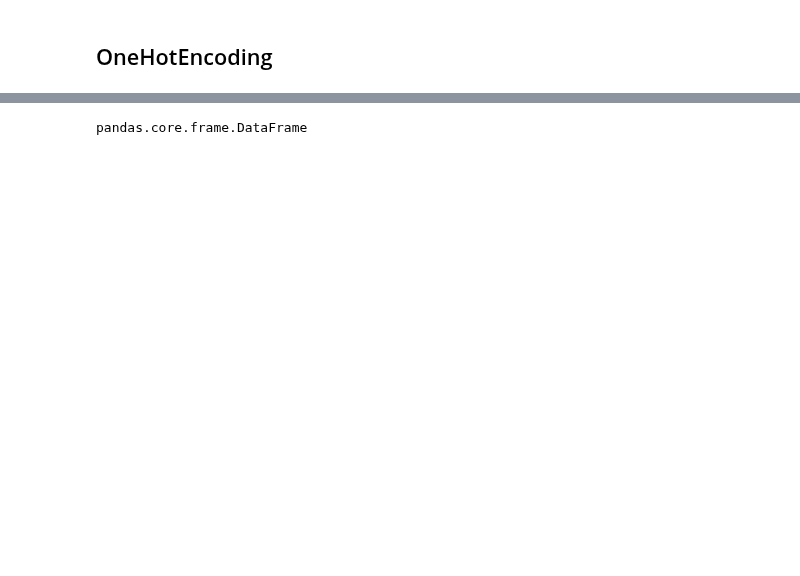
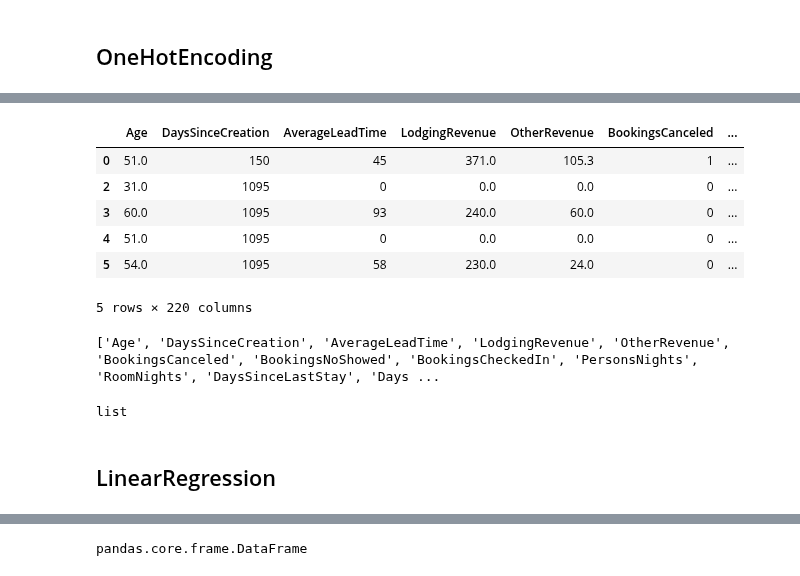
Before and after one commit to iremirezdeganuza72/Cohort_Analysis, a Jupyter notebook: Cohort analysis and segmentation.ipynb, the cells around one changed output, grey strips where cells are left out. Saved outputs shown, nothing was run; the diff lists cells and outputs as text; code cells hidden in the pictures; blank space fills up the shorter version.

```diff
--- a/Cohort analysis and segmentation.ipynb
+++ b/Cohort analysis and segmentation.ipynb
@@ -448,0 +458,2 @@ X_train
+# %%
+df1.drop(cat_features, axis = 1, inplace = True)
@@ -448,0 +462,20 @@ X_train
+# %%
+df1 = pd.concat([df1, cat_df1], axis = 1)
+# %%
+df1.head(5)
+# %% [output]
+|  | Age | DaysSinceCreation | AverageLeadTime | LodgingRevenue | OtherRevenue | BookingsCanceled | ... |
+| 0 | 51.0 | 150 | 45 | 371.0 | 105.3 | 1 | ... |
+| 2 | 31.0 | 1095 | 0 | 0.0 | 0.0 | 0 | ... |
+| 3 | 60.0 | 1095 | 93 | 240.0 | 60.0 | 0 | ... |
+| 4 | 51.0 | 1095 | 0 | 0.0 | 0.0 | 0 | ... |
+| 5 | 54.0 | 1095 | 58 | 230.0 | 24.0 | 0 | ... |
+5 rows × 220 columns
+# %%
+print(df1.columns.tolist())
+type(df1.columns.tolist())
+# %% [output]
+['Age', 'DaysSinceCreation', 'AverageLeadTime', 'LodgingRevenue', 'OtherRevenue', 'BookingsCanceled', 'BookingsNoShowed', 'BookingsCheckedIn', 'PersonsNights', 'RoomNights', 'DaysSinceLastStay', 'Days ...
+list
+# %% [markdown]
+## LinearRegression
```
Also changed, not shown: parts of 47 cells of this notebook.
